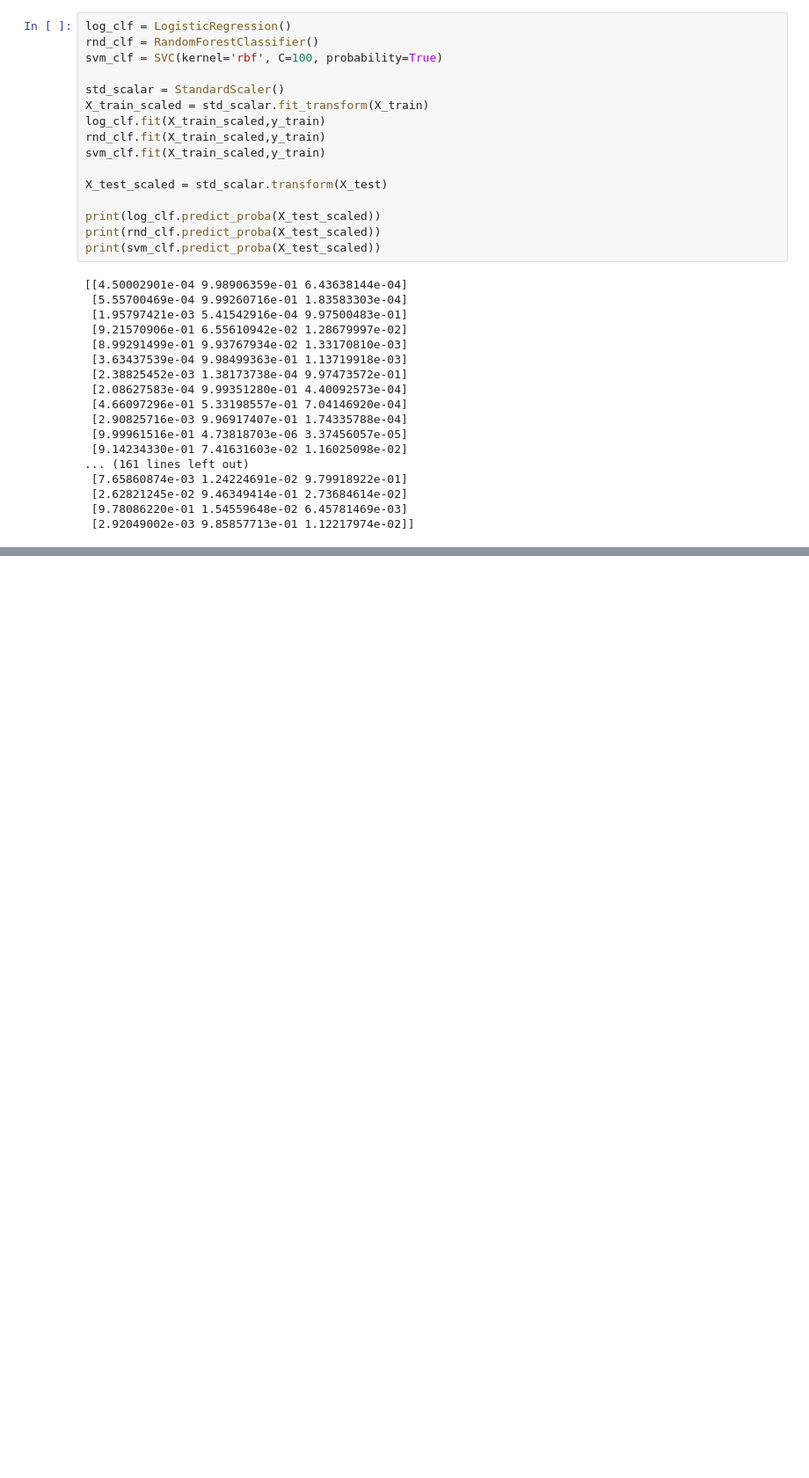
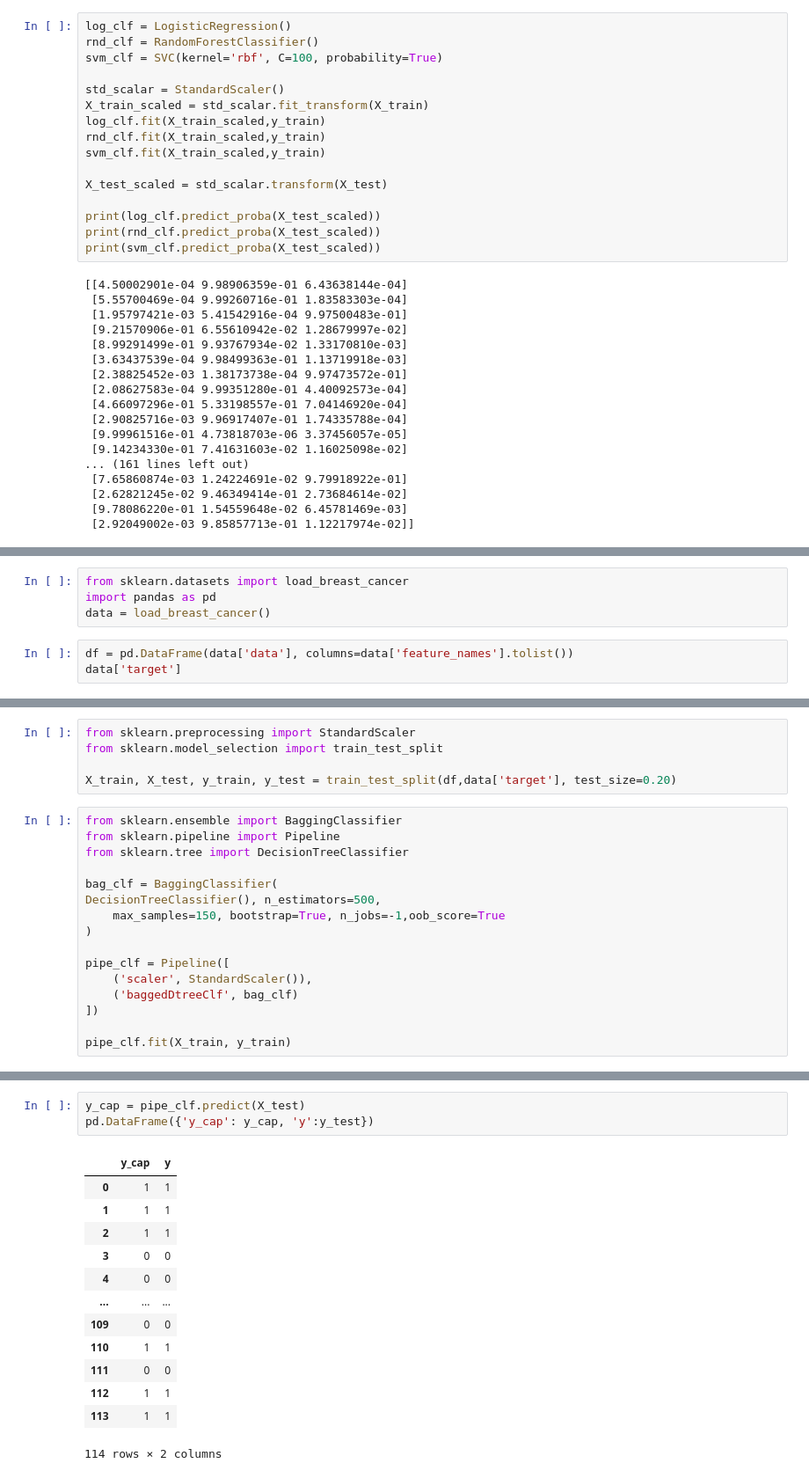
Before and after one commit to iamtheuserofthis/ml_notebooks, a Jupyter notebook: python_ml_study/Ensemble Learning(VOTING CLASSIFIERS AND BAGGING).ipynb, the cells around one changed output, grey strips where cells are left out. Shown: that part at 88% size. Saved outputs shown, nothing was run; the diff lists cells and outputs as text; blank space fills up the shorter version.

Commit message:
bagging and random forest

```diff
--- a/python_ml_study/Ensemble Learning.ipynb
+++ b/python_ml_study/Ensemble Learning(VOTING CLASSIFIERS AND BAGGING).ipynb
@@ -178,0 +194,7 @@ array([0.04575308, 2.90950292, 0.044744  ])
+# %%
+from sklearn.datasets import load_breast_cancer
+import pandas as pd
+data = load_breast_cancer()
+# %%
+df = pd.DataFrame(data['data'], columns=data['feature_names'].tolist())
+data['target']
@@ -178,0 +219,21 @@ array([0.04575308, 2.90950292, 0.044744  ])
+# %%
+from sklearn.preprocessing import StandardScaler
+from sklearn.model_selection import train_test_split
+
+X_train, X_test, y_train, y_test = train_test_split(df,data['target'], test_size=0.20)
+# %%
+from sklearn.ensemble import BaggingClassifier
+from sklearn.pipeline import Pipeline
+from sklearn.tree import DecisionTreeClassifier
+
+bag_clf = BaggingClassifier(
+DecisionTreeClassifier(), n_estimators=500,
+    max_samples=150, bootstrap=True, n_jobs=-1,oob_score=True
+)
+
+pipe_clf = Pipeline([
+    ('scaler', StandardScaler()),
+    ('baggedDtreeClf', bag_clf)
+])
+
+pipe_clf.fit(X_train, y_train)
@@ -178,0 +268,17 @@ array([0.04575308, 2.90950292, 0.044744  ])
+# %%
+y_cap = pipe_clf.predict(X_test)
+pd.DataFrame({'y_cap': y_cap, 'y':y_test})
+# %% [output]
+|  | y_cap | y |
+| 0 | 1 | 1 |
+| 1 | 1 | 1 |
+| 2 | 1 | 1 |
+| 3 | 0 | 0 |
+| 4 | 0 | 0 |
+| ... | ... | ... |
+| 109 | 0 | 0 |
+| 110 | 1 | 1 |
+| 111 | 0 | 0 |
+| 112 | 1 | 1 |
+| 113 | 1 | 1 |
+114 rows × 2 columns
```
Also changed, not shown: parts of 8 cells of this notebook, 3 other files.
